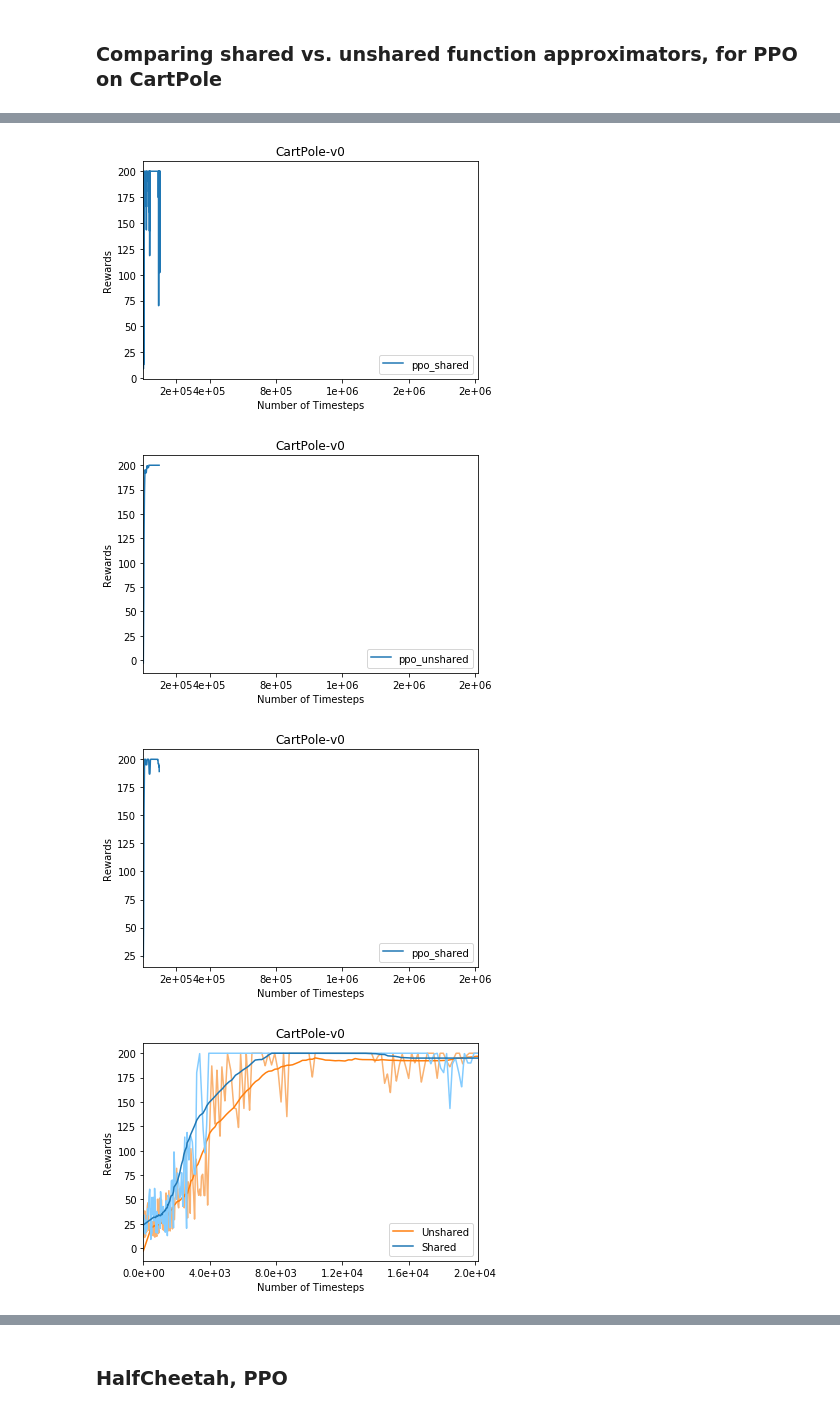
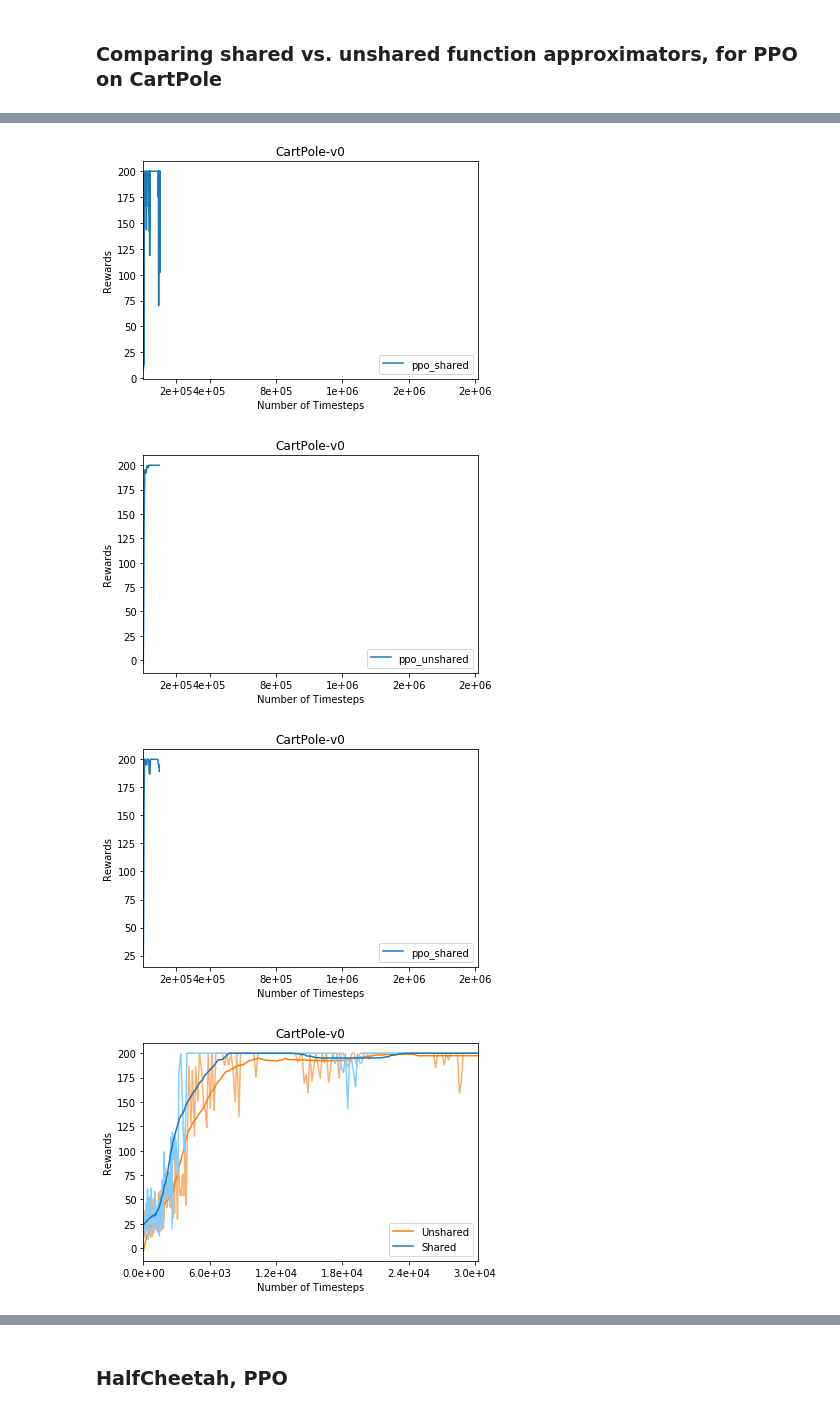
Before and after one commit to jeffleft/ece276c, a Jupyter notebook: visualize.ipynb, the cells around one changed output, grey strips where cells are left out. Drawn from its saved outputs; the diff is of its cells as text; code cells hidden in the pictures.

```diff
--- a/visualize.ipynb
+++ b/visualize.ipynb
@@ -140,35 +140,35 @@ def _plot(folder, game, name, num_steps=2000000, bin_size=100, smooth=1):
 # %% [markdown]
 ### Comparing shared vs. unshared function approximators, for PPO on CartPole
 # %%
-num_steps = 20000
+num_steps = 30000
 game = "CartPole-v0"
 ppoUnshared_x, ppoUnshared_y = _plot("results/cartpole_ppo", game, "ppo_unshared", bin_size=10, smooth=0)
 ppoShared_x, ppoShared_y = _plot("results/cartpole_ppo_shared", game, "ppo_shared", bin_size=10, smooth=0)
 SppoUnshared_x, SppoUnshared_y = _plot("results/cartpole_ppo", game, "ppo_unshared", bin_size=10, smooth=1)
 SppoShared_x, SppoShared_y = _plot("results/cartpole_ppo_shared", game, "ppo_shared", bin_size=10, smooth=1)
 
 plt.figure()
 plt.plot(ppoUnshared_x, ppoUnshared_y, color=colors[-2])
 plt.plot(SppoUnshared_x, SppoUnshared_y, color=colors[1], label="Unshared")
 plt.plot(ppoShared_x, ppoShared_y, color=colors[-1])
 plt.plot(SppoShared_x, SppoShared_y, color=colors[0], label="Shared")
 
 tick_fractions = np.array([0.0, 0.2, 0.4, 0.6, 0.8, 1.0])
 ticks = tick_fractions * num_steps
 tick_names = ["{:.1e}".format(tick) for tick in ticks]
 plt.xticks(ticks, tick_names)
 plt.xlim(0, num_steps * 1.01)
 
 plt.xlabel('Number of Timesteps')
 plt.ylabel('Rewards')
 
 plt.title(game)
 plt.legend(loc=4)
 #plt.savefig('halfCheetah.png', dpi = 900)
 plt.show()
 # %% [output]
 [figure]
 [figure]
 [figure]
 [figure]
-[figure, old version]
+[figure, new version]
```
Also changed, not shown: parts of 9 cells of this notebook, 25 other files.
